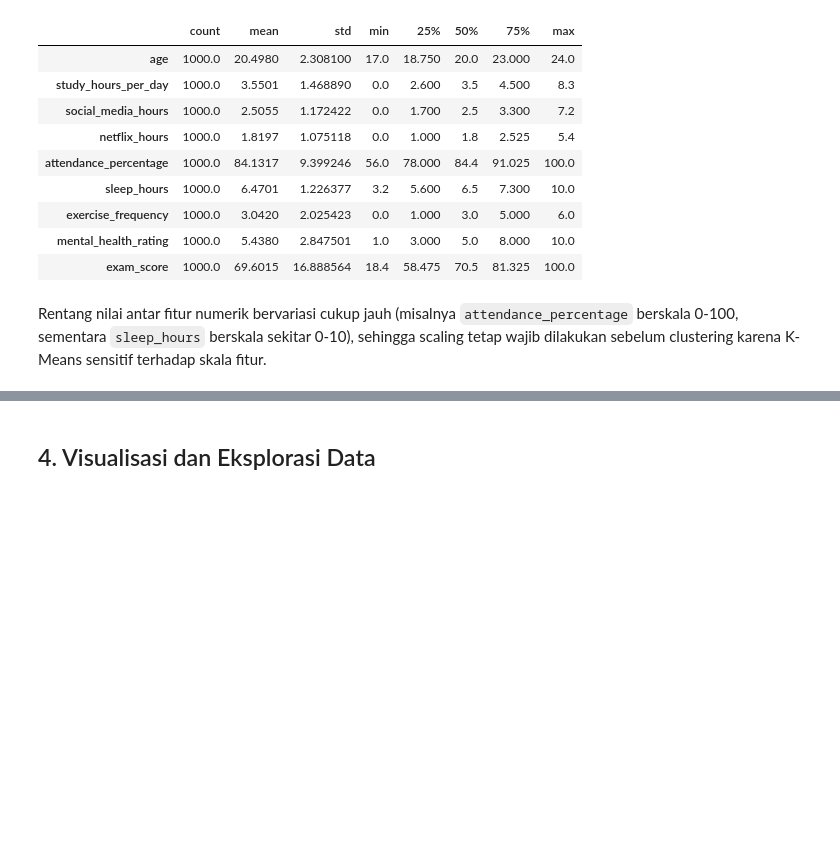
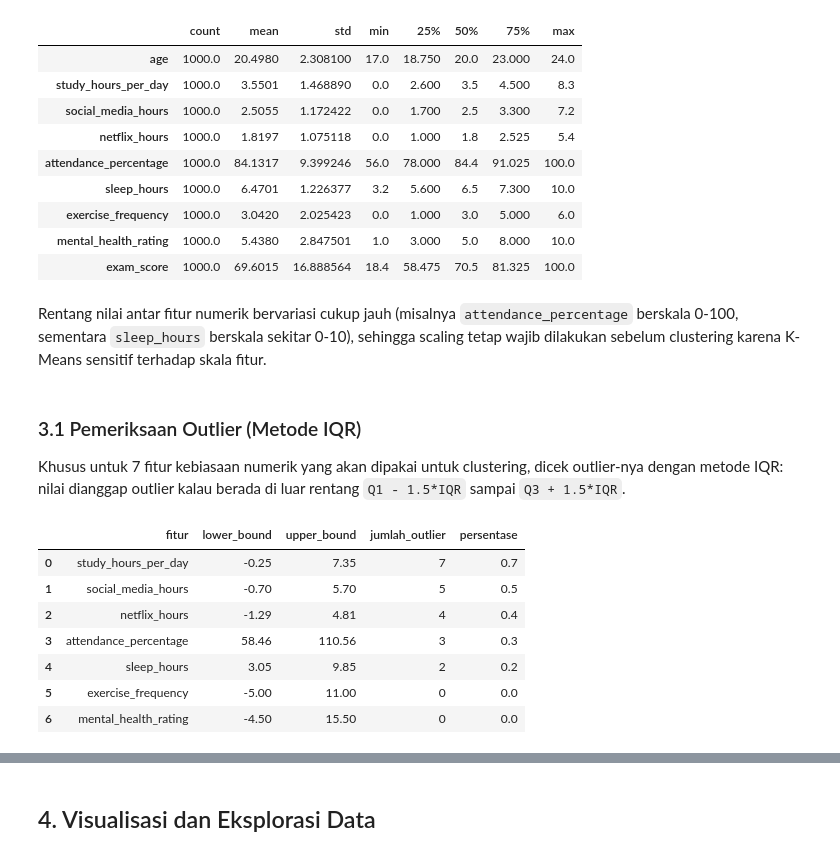
Before and after one commit to hidnira-lab/triverse-fsd-project, a Jupyter notebook: studi_kasus_2_unsupervised/notebooks/eda_preprocessing_and_clustering.ipynb, the cells around one changed output, grey strips where cells are left out. Saved outputs shown, nothing was run; the diff lists cells and outputs as text; code cells hidden in the pictures; blank space fills up the shorter version.

```diff
--- a/studi_kasus_2_unsupervised/notebooks/eda_preprocessing_and_clustering.ipynb
+++ b/studi_kasus_2_unsupervised/notebooks/eda_preprocessing_and_clustering.ipynb
@@ -97,3 +97,40 @@ df.describe().T
 | exam_score | 1000.0 | 69.6015 | 16.888564 | 18.4 | 58.475 | 70.5 | 81.325 | 100.0 |
 # %% [markdown]
 Rentang nilai antar fitur numerik bervariasi cukup jauh (misalnya `attendance_percentage` berskala 0-100, sementara `sleep_hours` berskala sekitar 0-10), sehingga scaling tetap wajib dilakukan sebelum clustering karena K-Means sensitif terhadap skala fitur.
+# %% [markdown]
+### 3.1 Pemeriksaan Outlier (Metode IQR)
+
+Khusus untuk 7 fitur kebiasaan numerik yang akan dipakai untuk clustering, dicek outlier-nya dengan metode IQR: nilai dianggap outlier kalau berada di luar rentang `Q1 - 1.5*IQR` sampai `Q3 + 1.5*IQR`.
+# %%
+habit_numeric_cols_check = [
+    "study_hours_per_day", "social_media_hours", "netflix_hours",
+    "attendance_percentage", "sleep_hours", "exercise_frequency", "mental_health_rating"
+]
+
+outlier_rows = []
+for col in habit_numeric_cols_check:
+    q1 = df[col].quantile(0.25)
+    q3 = df[col].quantile(0.75)
+    iqr = q3 - q1
+    lower_bound = q1 - 1.5 * iqr
+    upper_bound = q3 + 1.5 * iqr
+    n_outlier = ((df[col] < lower_bound) | (df[col] > upper_bound)).sum()
+    outlier_rows.append({
+        "fitur": col,
+        "lower_bound": round(lower_bound, 2),
+        "upper_bound": round(upper_bound, 2),
+        "jumlah_outlier": n_outlier,
+        "persentase": round(n_outlier / len(df) * 100, 2)
+    })
+
+outlier_df = pd.DataFrame(outlier_rows).sort_values("jumlah_outlier", ascending=False)
+outlier_df
+# %% [output]
+|  | fitur | lower_bound | upper_bound | jumlah_outlier | persentase |
+| 0 | study_hours_per_day | -0.25 | 7.35 | 7 | 0.7 |
+| 1 | social_media_hours | -0.70 | 5.70 | 5 | 0.5 |
+| 2 | netflix_hours | -1.29 | 4.81 | 4 | 0.4 |
+| 3 | attendance_percentage | 58.46 | 110.56 | 3 | 0.3 |
+| 4 | sleep_hours | 3.05 | 9.85 | 2 | 0.2 |
+| 5 | exercise_frequency | -5.00 | 11.00 | 0 | 0.0 |
+| 6 | mental_health_rating | -4.50 | 15.50 | 0 | 0.0 |
```
Also changed, not shown: parts of 2 cells of this notebook, 1 other file.
